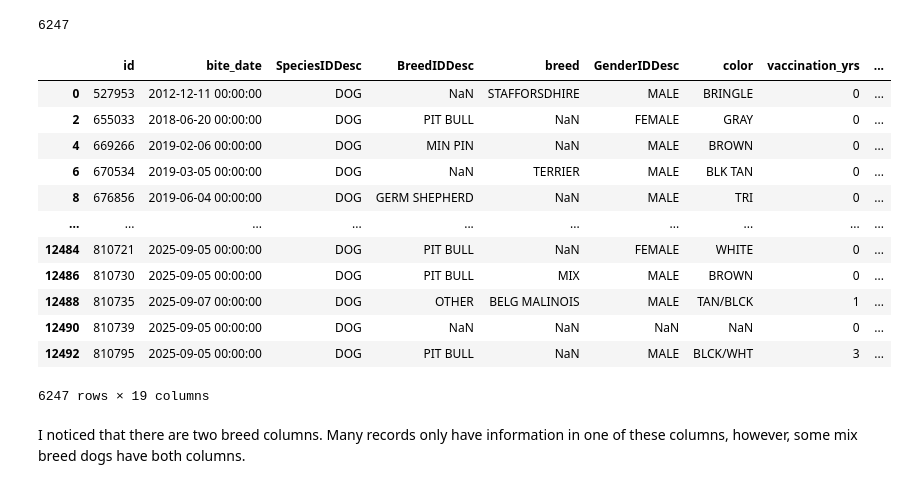
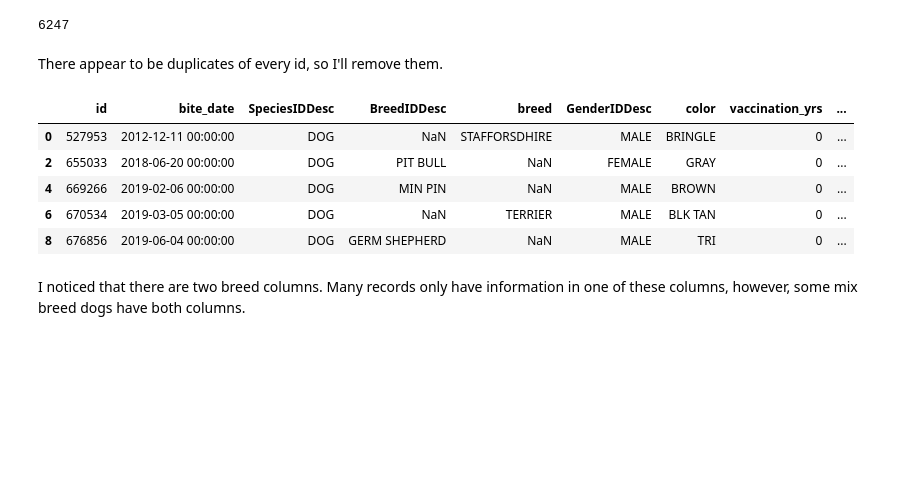
Before and after one commit to Blake-Herbert/animal_bites_data, a Jupyter notebook: bites.ipynb, the cells around one changed output. Cells and saved outputs as stored; diff of their text form; code cells hidden in the pictures; blank space fills up the shorter version.

```diff
--- a/bites.ipynb
+++ b/bites.ipynb
@@ -60,23 +31,18 @@ bites.sort_values(by='bite_date')
 bites['id'].nunique()
 # %% [output]
 6247
+# %% [markdown]
+There appear to be duplicates of every id, so I'll remove them.
 # %%
 bites.drop_duplicates(subset='id', keep='first', inplace=True)
-bites
+bites.head()
 # %% [output]
 |  | id | bite_date | SpeciesIDDesc | BreedIDDesc | breed | GenderIDDesc | color | vaccination_yrs | ... |
 | 0 | 527953 | 2012-12-11 00:00:00 | DOG | NaN | STAFFORSDHIRE | MALE | BRINGLE | 0 | ... |
 | 2 | 655033 | 2018-06-20 00:00:00 | DOG | PIT BULL | NaN | FEMALE | GRAY | 0 | ... |
 | 4 | 669266 | 2019-02-06 00:00:00 | DOG | MIN PIN | NaN | MALE | BROWN | 0 | ... |
 | 6 | 670534 | 2019-03-05 00:00:00 | DOG | NaN | TERRIER | MALE | BLK TAN | 0 | ... |
 | 8 | 676856 | 2019-06-04 00:00:00 | DOG | GERM SHEPHERD | NaN | MALE | TRI | 0 | ... |
-| ... | ... | ... | ... | ... | ... | ... | ... | ... | ... |
-| 12484 | 810721 | 2025-09-05 00:00:00 | DOG | PIT BULL | NaN | FEMALE | WHITE | 0 | ... |
-| 12486 | 810730 | 2025-09-05 00:00:00 | DOG | PIT BULL | MIX | MALE | BROWN | 0 | ... |
-| 12488 | 810735 | 2025-09-07 00:00:00 | DOG | OTHER | BELG MALINOIS | MALE | TAN/BLCK | 1 | ... |
-| 12490 | 810739 | 2025-09-05 00:00:00 | DOG | NaN | NaN | NaN | NaN | 0 | ... |
-| 12492 | 810795 | 2025-09-05 00:00:00 | DOG | PIT BULL | NaN | MALE | BLCK/WHT | 3 | ... |
-6247 rows × 19 columns
 # %% [markdown]
 I noticed that there are two breed columns. Many records only have information in one of these columns, however, some mix breed dogs have both columns.
 # %%
```
Also changed, not shown: parts of 16 cells of this notebook.
